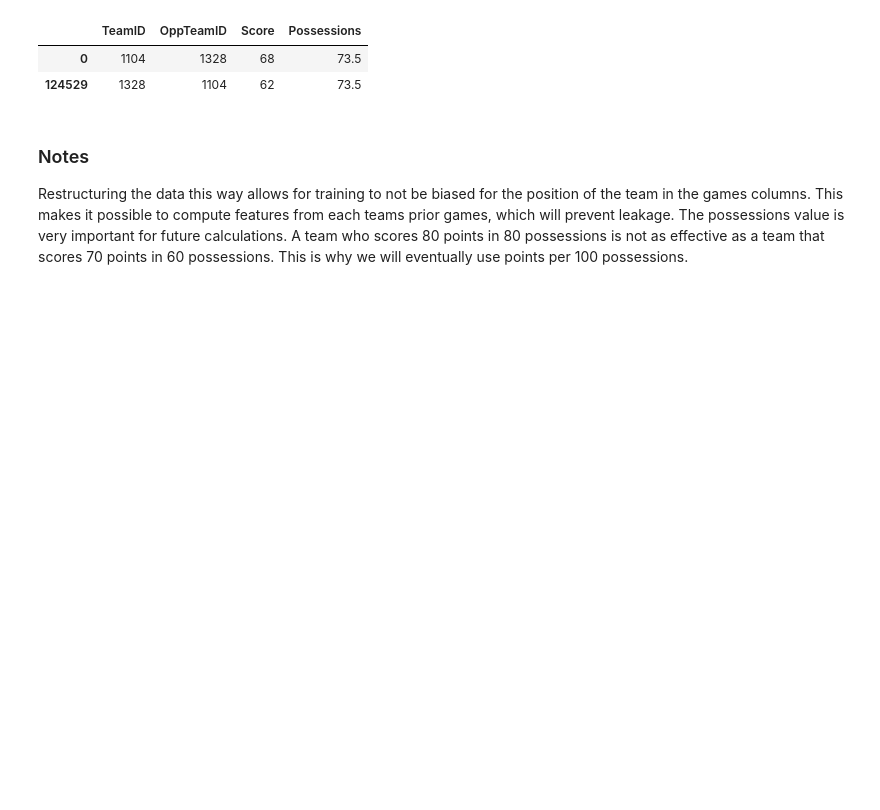
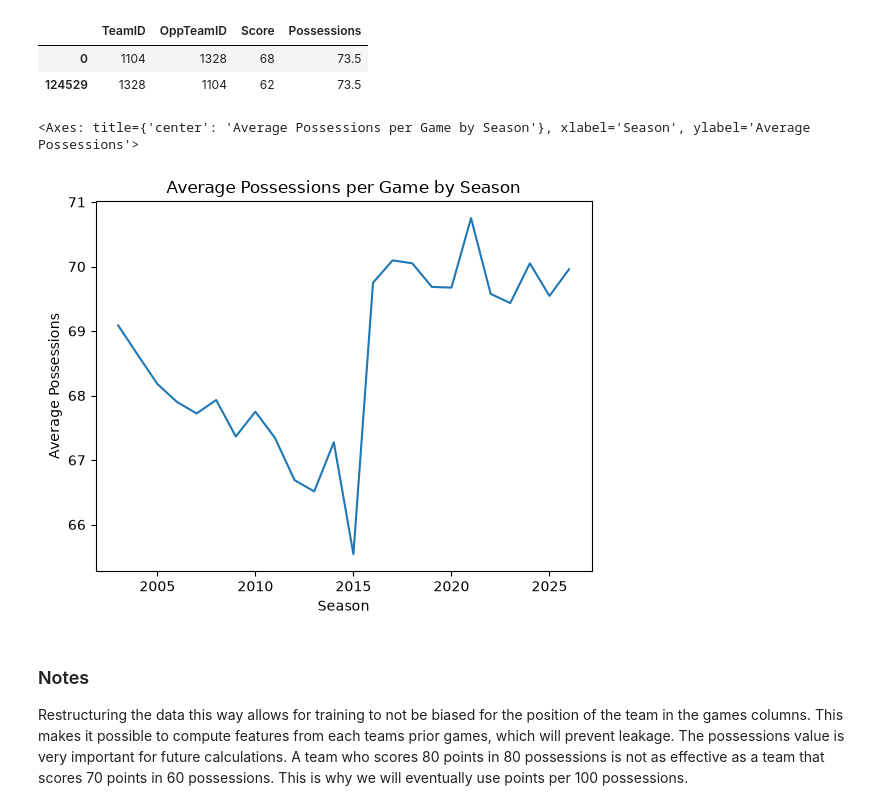
Before and after one commit to coreyw7/CBB-predictor, a Jupyter notebook: notebooks/01_explore_kaggle.ipynb, the cells around one changed output. Cells and saved outputs as stored; diff of their text form; code cells hidden in the pictures; blank space fills up the shorter version.

Commit message:
Add DuckDB exploration notebook and pace chart
Co-Authored-By: Claude Opus 5.5 <noreply@anthropic.com>

```diff
--- a/notebooks/01_explore_kaggle.ipynb
+++ b/notebooks/01_explore_kaggle.ipynb
@@ -128,6 +128,11 @@ First game possessions:
 |  | TeamID | OppTeamID | Score | Possessions |
 | 0 | 1104 | 1328 | 68 | 73.5 |
 | 124529 | 1328 | 1104 | 62 | 73.5 |
+# %%
+team_games['Possessions'].groupby(team_games['Season']).mean().plot(title="Average Possessions per Game by Season", ylabel="Average Possessions", xlabel="Season")
+# %% [output]
+<Axes: title={'center': 'Average Possessions per Game by Season'}, xlabel='Season', ylabel='Average Possessions'>
+[figure, added]
 # %% [markdown]
 ### Notes
 Restructuring the data this way allows for training to not be biased for the position of the team in the games columns. This makes it possible to compute features from each teams prior games, which will prevent leakage. The possessions value is very important for future calculations. A team who scores 80 points in 80 possessions is not as effective as a team that scores 70 points in 60 possessions. This is why we will eventually use points per 100 possessions.
```
Also changed, not shown: 1 other file.
